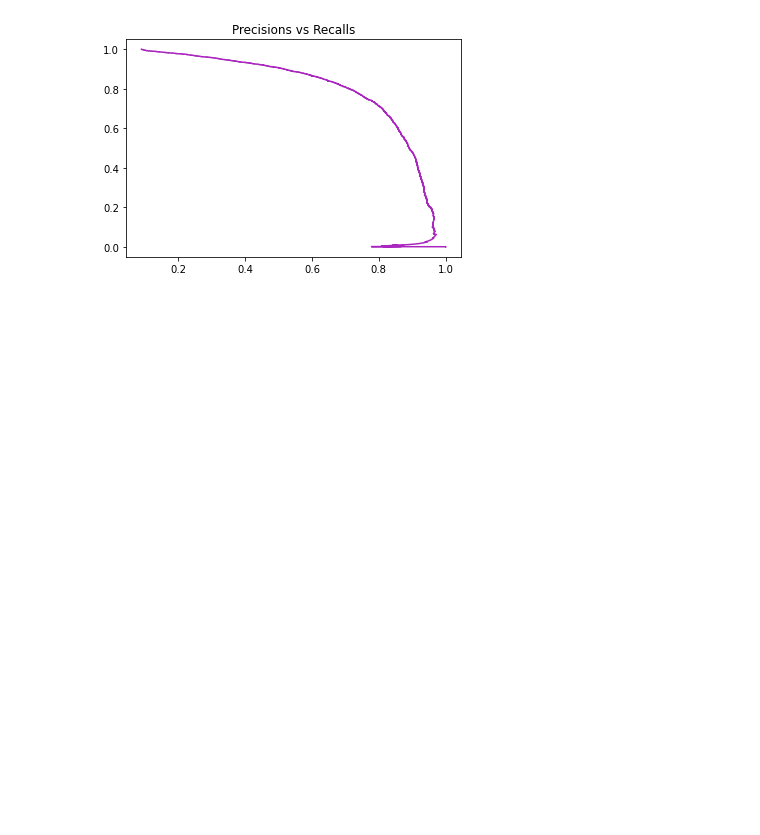
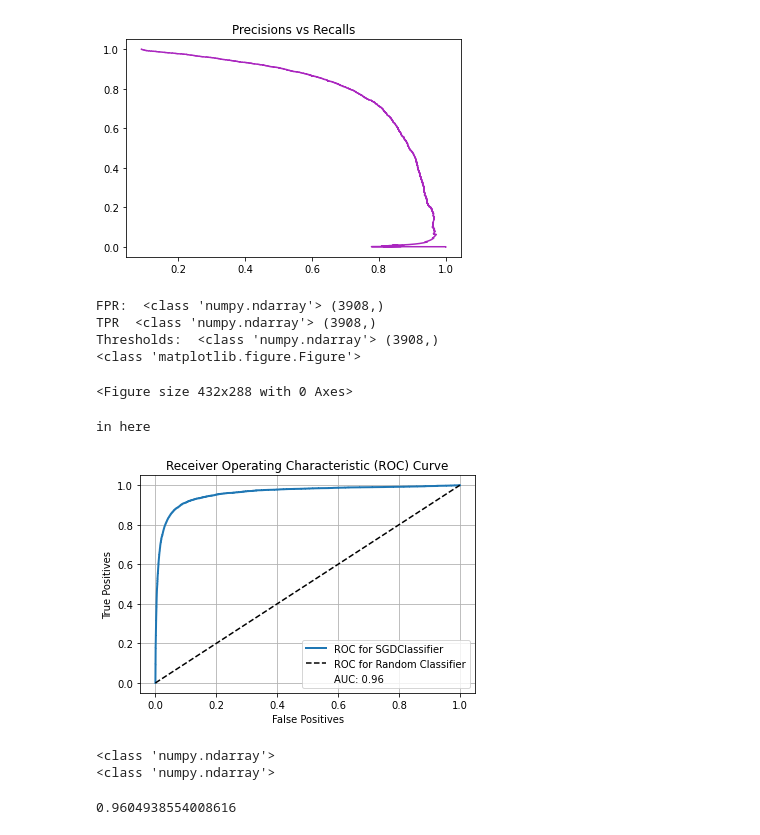
Before and after one commit to jfdev001/handson-ml, a Jupyter notebook: CH3/proj.ipynb, the cells around one changed output. Drawn from its saved outputs; the diff is of its cells as text; code cells hidden in the pictures; blank space fills up the shorter version.

```diff
--- a/CH3/proj.ipynb
+++ b/CH3/proj.ipynb
@@ -189 +204,13 @@ fig2.savefig("./figures/pred_v_recalls.jpg")
 fpr, tpr, thresholds = roc_curve(y_train_5, y_scores)
+# %%
+# inspect results of roc_curve() function
+print("FPR: ", str(type(fpr)), str(fpr.shape))
+print("TPR ", str(type(tpr)), str(tpr.shape))
+print("Thresholds: ", str(type(thresholds)), str(thresholds.shape))
+print(type(plt.figure()))
+# %% [output]
+FPR:  <class 'numpy.ndarray'> (3908,)
+TPR  <class 'numpy.ndarray'> (3908,)
+Thresholds:  <class 'numpy.ndarray'> (3908,)
+<class 'matplotlib.figure.Figure'>
+<Figure size 432x288 with 0 Axes>
@@ -189,0 +261,15 @@ fpr, tpr, thresholds = roc_curve(y_train_5, y_scores)
+# %%
+sgd_roc_fig = roc_plot(fpr, tpr, "SGDClassifier", y_train_5, y_scores)
+# %% [output]
+in here
+[figure, added]
+# %%
+# Another way to measure classifiers Area Under Curve (AUC)
+# Deceptive in this case because too few positives (5s)
+print(type(y_train_5))
+print(type(y_scores))
+roc_auc_score(y_train_5, y_scores)
+# %% [output]
+<class 'numpy.ndarray'>
+<class 'numpy.ndarray'>
+0.9604938554008616
```
Also changed, not shown: parts of 36 cells of this notebook, 3 other files.
